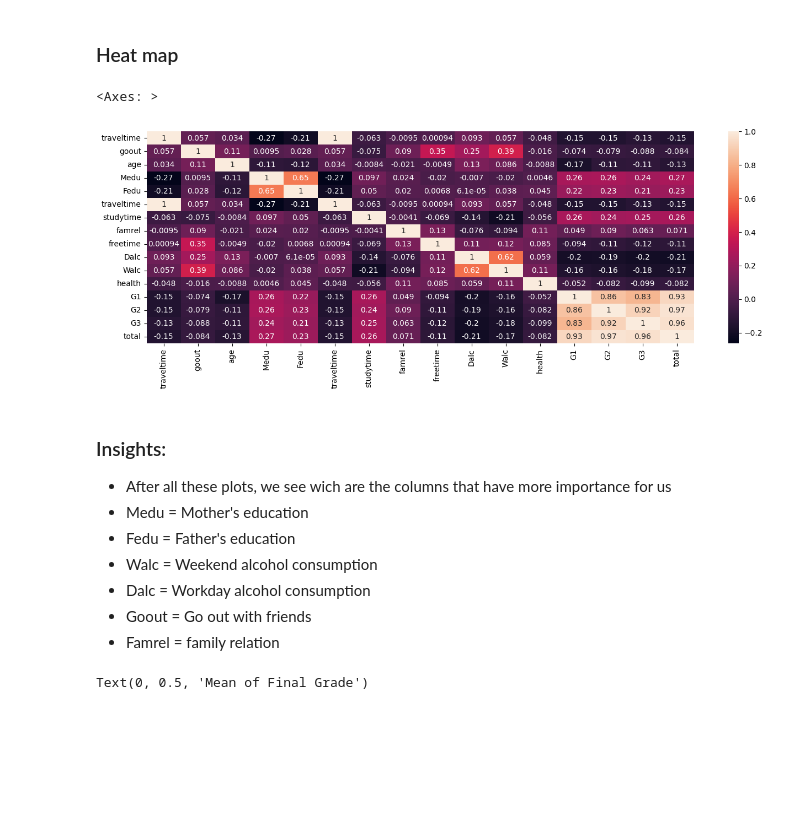
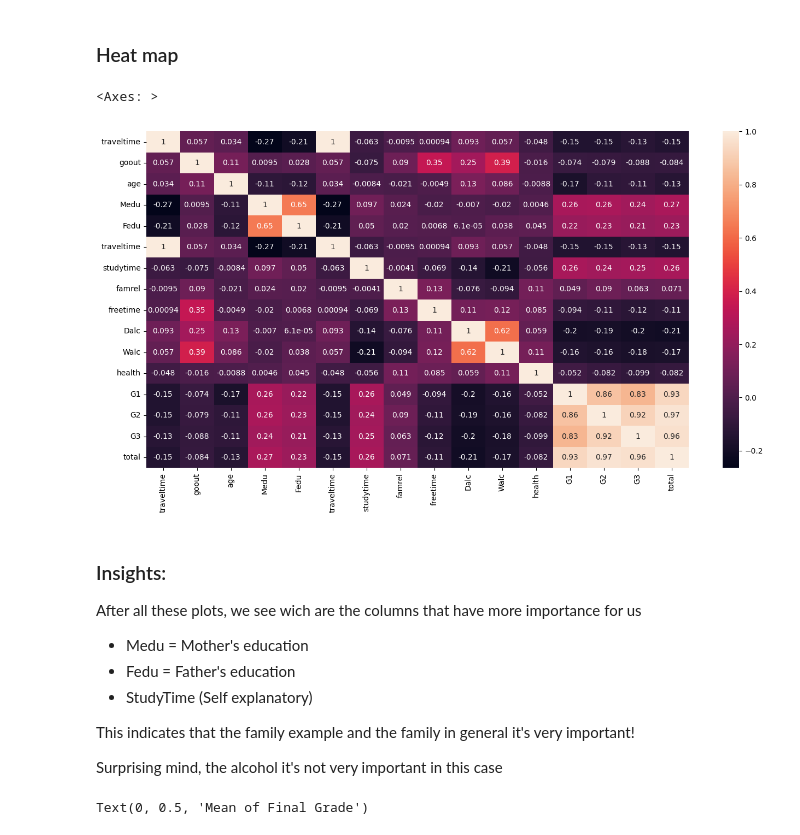
Before and after one commit to VBritis/EDA-StudentPerformance, a Jupyter notebook: EDA.ipynb, the cells around one changed output. Drawn from its saved outputs; the diff is of its cells as text; code cells hidden in the pictures; blank space fills up the shorter version.

```diff
--- a/EDA.ipynb
+++ b/EDA.ipynb
@@ -166,21 +166,22 @@ plt.show()
 ### Heat map
 # %%
 df_filteredI = df_filtered.drop(['sex','address'],axis=1)
-plt.figure(figsize=(16,5))
+plt.figure(figsize=(16,8))
 corru = df_filteredI.corr()
 sns.heatmap(corru,annot=True)
 # %% [output]
 <Axes: >
-[figure, old version]
+[figure, new version]
 # %% [markdown]
 ### Insights:
-* After all these plots, we see wich are the columns that have more importance for us
+After all these plots, we see wich are the columns that have more importance for us
 * Medu = Mother's education
 * Fedu = Father's education
-* Walc = Weekend alcohol consumption
-* Dalc = Workday alcohol consumption
-* Goout = Go out with friends
-* Famrel = family relation
+* StudyTime (Self explanatory)
+
+This indicates that the family example and the family in general it's very important!
+
+Surprising mind, the alcohol it's not very important in this case
 # %%
 df_groupedS = df.groupby('sex')['total'].mean().reset_index()
 df_groupedA = df.groupby('address')['total'].mean().reset_index()
```
